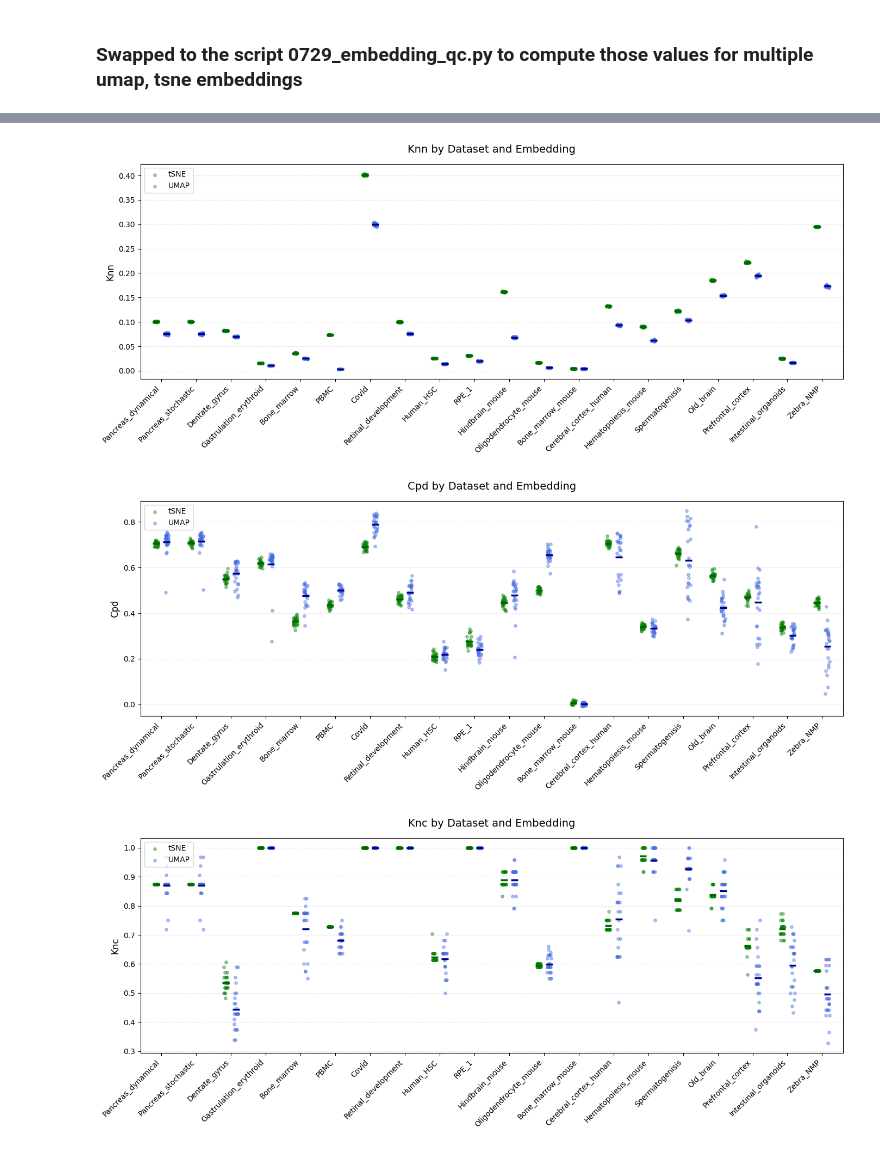
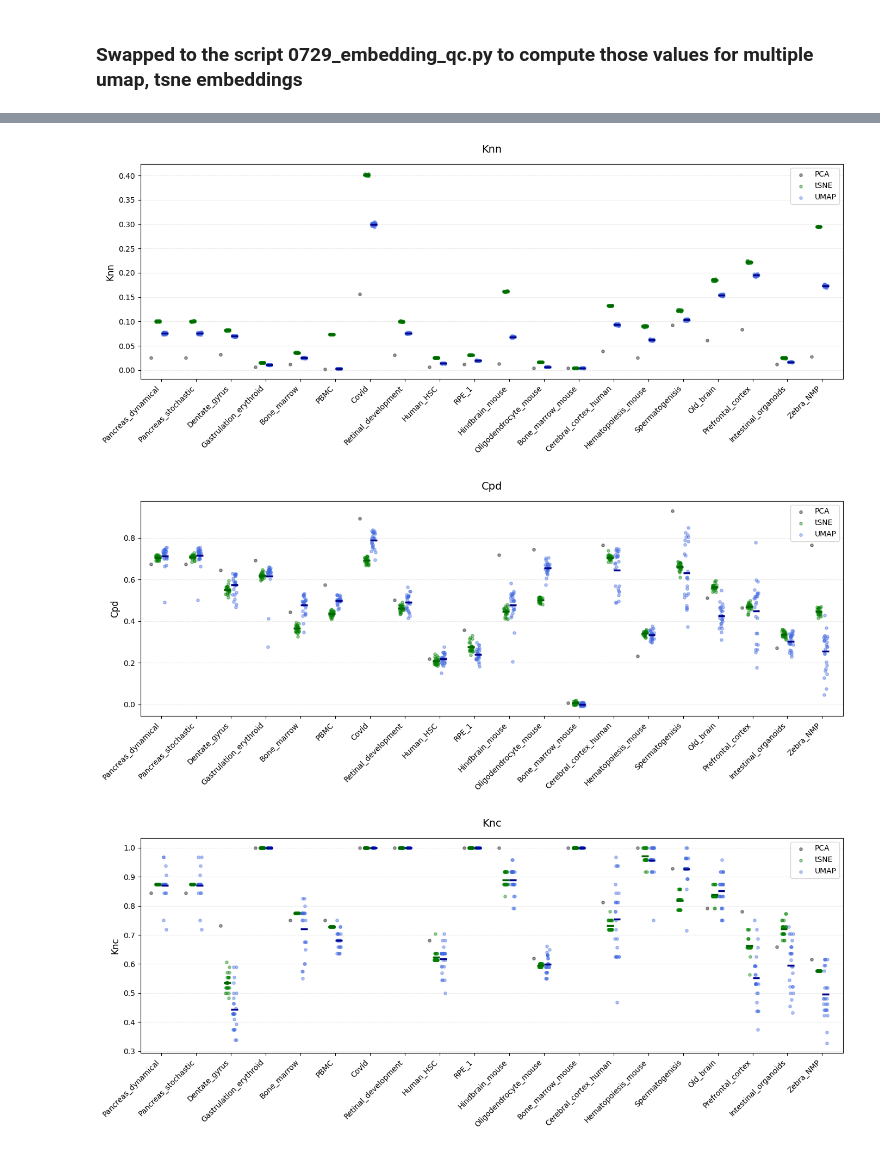
Before and after one commit to Johanna-Engeln/masterthesis_velocity, a Jupyter notebook: script/0728_embbedding_qc.ipynb, the cells around one changed output, grey strips where cells are left out. Saved outputs shown, nothing was run; the diff lists cells and outputs as text; code cells hidden in the pictures.

Commit message:
Continued working on embedding QC

```diff
--- a/script/0728_embbedding_qc.ipynb
+++ b/script/0728_embbedding_qc.ipynb
@@ -184,6 +184,8 @@ AnnData object with n_obs × n_vars = 5780 × 2000
 # %%
 # Load datasets:
 df = pd.read_csv("/mnt/volume/Johanna_Velotest/results/embbeding_qc/0729_qc.csv")
+df2 = pd.read_csv("/mnt/volume/Johanna_Velotest/results/embbeding_qc/0803_qc_pca.csv")
+df = pd.concat([df,df2], axis = 0)
 df
 # %% [output]
 |  | Unnamed: 0 | dataset | seed | embedding | trustworthiness | continuity | knn | cpd | knc |
@@ -202,10 +204,4 @@ df
 # %%
-import pandas as pd
-import numpy as np
-import matplotlib.pyplot as plt
-
-# Assuming your dataframe is loaded into 'df'
-# df = pd.read_csv('your_data.csv')
 
 # Define the metrics you want to plot
 metrics = ['trustworthiness', 'continuity', 'knn', 'cpd', 'knc']
@@ -214,8 +210,8 @@ metrics = ['trustworthiness', 'continuity', 'knn', 'cpd', 'knc']
 datasets = df['dataset'].unique()
 
 # Define offsets and colors for tSNE and UMAP (only two embeddings in the image)
-offsets = {'tsne': -0.15, 'umap': 0.15}
-colors = {'tsne': 'green', 'umap': 'royalblue'}
+offsets = {'pca': -0.3, 'tsne': -0.1, 'umap': 0.1, 'veloviz': 0.3}
+colors = {'pca': 'black', 'tsne': 'green', 'umap': 'royalblue', 'veloviz': 'darkorange'}
 
 def add_jitter(x_base, arr, width=0.06):
     return x_base + np.random.uniform(-width, width, size=len(arr))
@@ -228,6 +224,15 @@ for metric in metrics:
     for i, ds in enumerate(datasets):
         # Subset the dataframe for the current dataset
         ds_data = df[df['dataset'] == ds]
+
+        # --- Plot PCA ---
+        pca_vals = ds_data[ds_data['embedding'] == 'pca'][metric].values
+        if len(pca_vals) > 0:
+            x_pca = i + offsets['pca']
+            h_pca = ax.scatter(x_pca, pca_vals, color=colors['pca'], alpha=0.4, s=15)
+
+            if 'PCA' not in legend_elements:
+                legend_elements['PCA'] = h_pca
 
         # --- Plot tSNE ---
         tsne_vals = ds_data[ds_data['embedding'] == 'tsne'][metric].values
@@ -258,9 +263,9 @@ for metric in metrics:
 
     ax.grid(True, axis='y', alpha=0.3, linestyle='--')
     ax.set_ylabel(metric.capitalize(), fontsize=12)
-    ax.set_title(f"{metric.capitalize()} by Dataset and Embedding", fontsize=14, pad=15)
+    ax.set_title(f"{metric.capitalize()}", fontsize=14, pad=15)
 
-    ax.legend(legend_elements.values(), legend_elements.keys(), loc='upper left')
+    ax.legend(legend_elements.values(), legend_elements.keys())
 
     plt.tight_layout()
     # plt.savefig(f"results/{metric}_UMAP_TSNE.pdf", transparent=True)
@@ -271,3 +276,3 @@ for metric in metrics:
-[figure, old version]
+[figure, new version]
-[figure, old version]
+[figure, new version]
-[figure, old version]
+[figure, new version]
```
Also changed, not shown: parts of 2 cells of this notebook, 2 other files.
